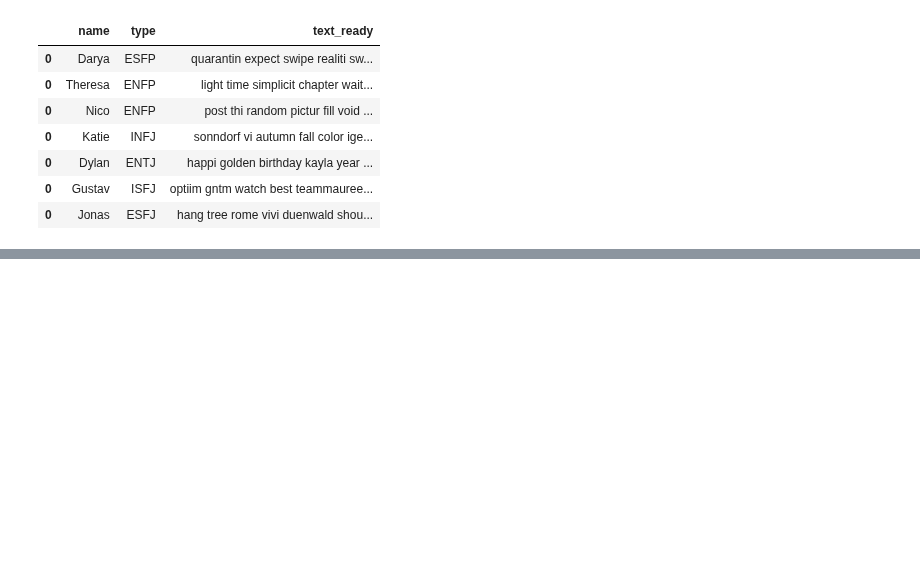
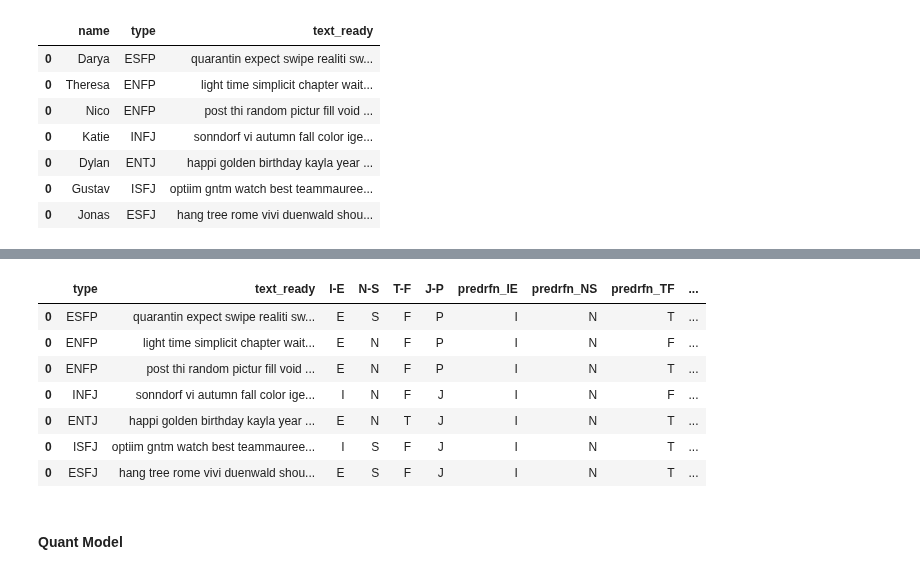
Before and after one commit to ta-data-bcn/Project-Week-8-Final-Project, a Jupyter notebook: your-project/code/Code 7 - Real Life Data.ipynb, the cells around one changed output, grey strips where cells are left out. Saved outputs shown, nothing was run; the diff lists cells and outputs as text; code cells hidden in the pictures; blank space fills up the shorter version.

```diff
--- a/your-project/code/Code 7 - Real Life Data.ipynb
+++ b/your-project/code/Code 7 - Real Life Data.ipynb
@@ -475,0 +573,9 @@ rldata.to_csv(r'../data/reallife_data_insta.csv')
+# %%
+from sklearn.decomposition import TruncatedSVD
+from sklearn.preprocessing import MinMaxScaler
+
+svd = TruncatedSVD(n_components = 100)
+reduced = svd.fit_transform(X)
+
+scaler = MinMaxScaler()
+scaled = scaler.fit_transform(reduced)
@@ -475,0 +748,26 @@ rldata.to_csv(r'../data/reallife_data_insta.csv')
+# %%
+rldata2 = rldata.copy()
+# %%
+rldata2['y_test_IE'] = list(y_test_IE)
+rldata2['predrfn_IE'] = predrfn_IE
+rldata2['y_test_NS'] = list(y_test_NS)
+rldata2['predrfn_NS'] = predrfn_NS
+rldata2['y_test_TF'] = list(y_test_TF)
+rldata2['predrfn_TF'] = predrfn_TF
+rldata2['y_test_JP'] = list(y_test_JP)
+rldata2['predrfn_JP'] = predrfn_JP
+# %%
+rldata2 = rldata2.drop(columns = ['y_test_IE', 'y_test_NS', 'y_test_TF', 'y_test_JP'])
+# %%
+rldata2
+# %% [output]
+|  | type | text_ready | I-E | N-S | T-F | J-P | predrfn_IE | predrfn_NS | predrfn_TF | ... |
+| 0 | ESFP | quarantin expect swipe realiti sw... | E | S | F | P | I | N | T | ... |
+| 0 | ENFP | light time simplicit chapter wait... | E | N | F | P | I | N | F | ... |
+| 0 | ENFP | post thi random pictur fill void ... | E | N | F | P | I | N | T | ... |
+| 0 | INFJ | sonndorf vi autumn fall color ige... | I | N | F | J | I | N | F | ... |
+| 0 | ENTJ | happi golden birthday kayla year ... | E | N | T | J | I | N | T | ... |
+| 0 | ISFJ | optiim gntm watch best teammauree... | I | S | F | J | I | N | T | ... |
+| 0 | ESFJ | hang tree rome vivi duenwald shou... | E | S | F | J | I | N | T | ... |
+# %% [markdown]
+#### Quant Model
```
Also changed, not shown: parts of 26 cells of this notebook, 5 other files.
